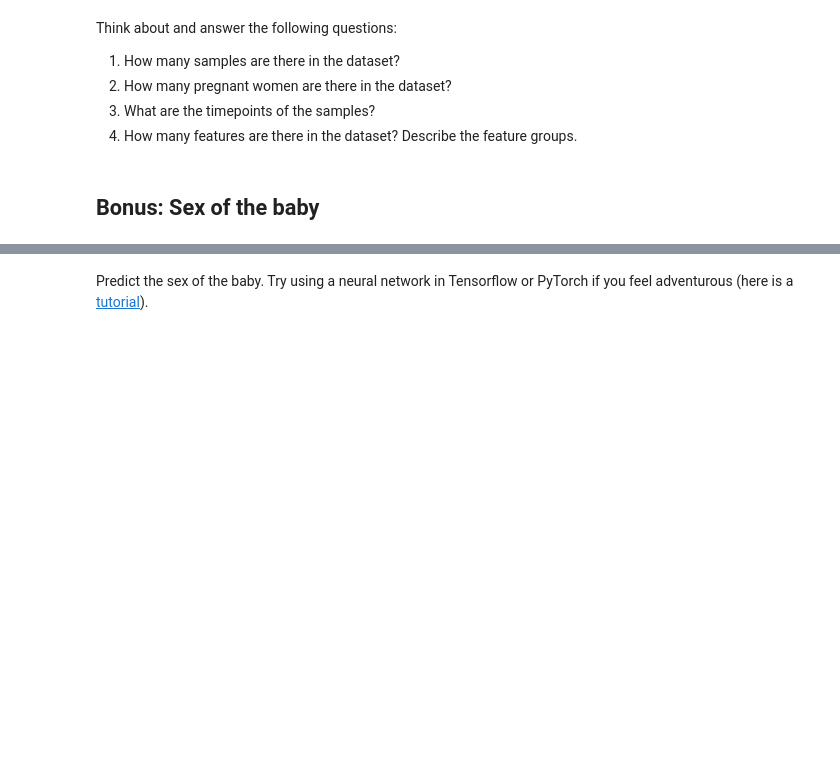
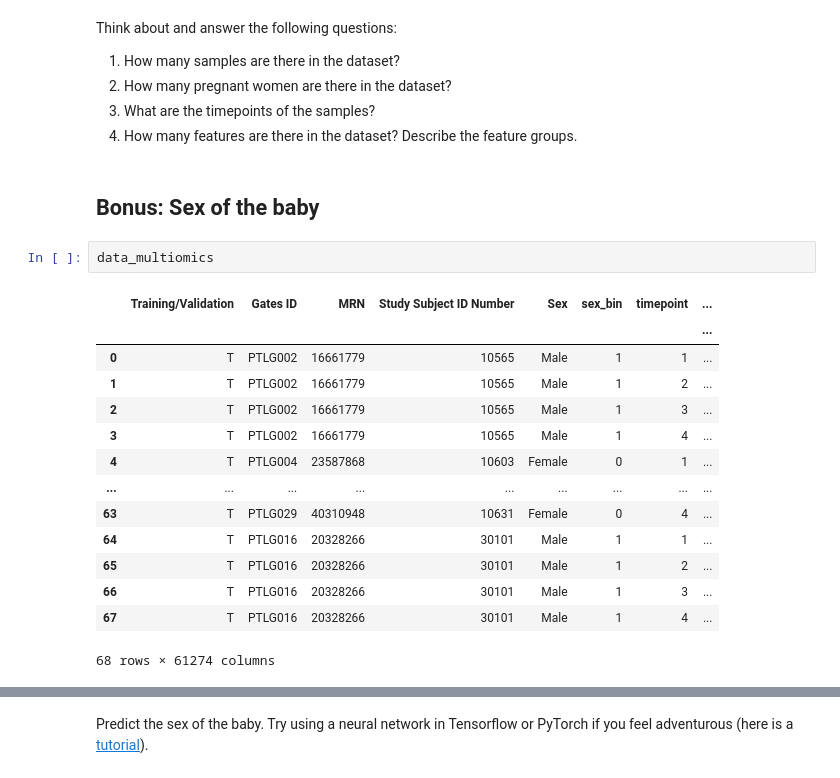
Before and after one commit to luimui/DataScience, a Jupyter notebook: part1_tasks.ipynb, the cells around one changed output, grey strips where cells are left out. Saved outputs shown, nothing was run; the diff lists cells and outputs as text; blank space fills up the shorter version.

```diff
--- a/part1_tasks.ipynb
+++ b/part1_tasks.ipynb
@@ -150,3 +305,20 @@ Think about and answer the following questions:
 4. How many features are there in the dataset? Describe the feature groups.
 # %% [markdown]
 ## Bonus: Sex of the baby
+# %%
+data_multiomics
+# %% [output]
+|  | Training/Validation | Gates ID | MRN | Study Subject ID Number | Sex | sex_bin | timepoint | ... |
+|  |  |  |  |  |  |  |  | ... |
+| 0 | T | PTLG002 | 16661779 | 10565 | Male | 1 | 1 | ... |
+| 1 | T | PTLG002 | 16661779 | 10565 | Male | 1 | 2 | ... |
+| 2 | T | PTLG002 | 16661779 | 10565 | Male | 1 | 3 | ... |
+| 3 | T | PTLG002 | 16661779 | 10565 | Male | 1 | 4 | ... |
+| 4 | T | PTLG004 | 23587868 | 10603 | Female | 0 | 1 | ... |
+| ... | ... | ... | ... | ... | ... | ... | ... | ... |
+| 63 | T | PTLG029 | 40310948 | 10631 | Female | 0 | 4 | ... |
+| 64 | T | PTLG016 | 20328266 | 30101 | Male | 1 | 1 | ... |
+| 65 | T | PTLG016 | 20328266 | 30101 | Male | 1 | 2 | ... |
+| 66 | T | PTLG016 | 20328266 | 30101 | Male | 1 | 3 | ... |
+| 67 | T | PTLG016 | 20328266 | 30101 | Male | 1 | 4 | ... |
+68 rows × 61274 columns
```
Also changed, not shown: parts of 14 cells of this notebook.
